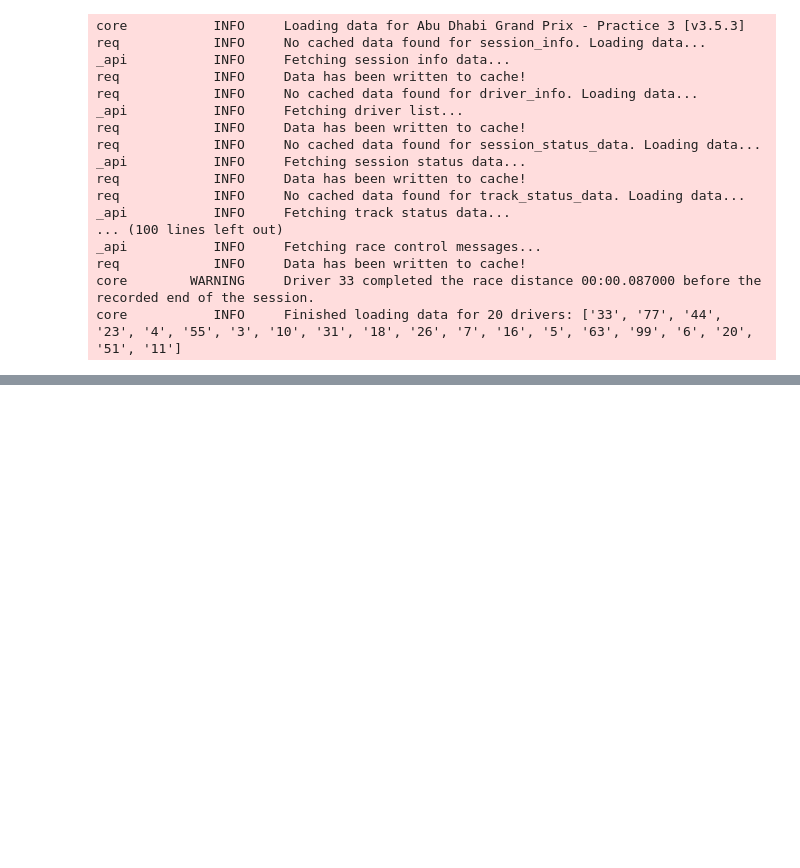
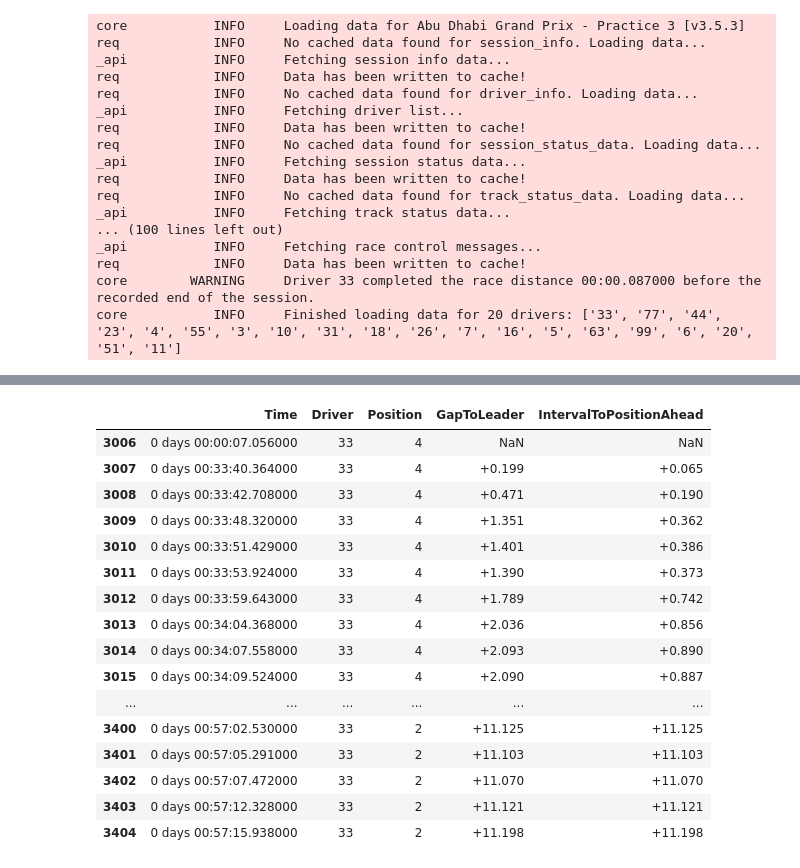
Before and after one commit to VaradRane12/F1nalyze, a Jupyter notebook: driver_standings.ipynb, the cells around one changed output, grey strips where cells are left out. Cells and saved outputs as stored; diff of their text form; code cells hidden in the pictures; blank space fills up the shorter version.

```diff
--- a/driver_standings.ipynb
+++ b/driver_standings.ipynb
@@ -316,0 +435,20 @@ core           INFO     Finished loading data for 20 drivers: ['33', '77', '44',
+# %%
+A[A["Driver"] == "33"]
+# %% [output]
+|  | Time | Driver | Position | GapToLeader | IntervalToPositionAhead |
+| 3006 | 0 days 00:00:07.056000 | 33 | 4 | NaN | NaN |
+| 3007 | 0 days 00:33:40.364000 | 33 | 4 | +0.199 | +0.065 |
+| 3008 | 0 days 00:33:42.708000 | 33 | 4 | +0.471 | +0.190 |
+| 3009 | 0 days 00:33:48.320000 | 33 | 4 | +1.351 | +0.362 |
+| 3010 | 0 days 00:33:51.429000 | 33 | 4 | +1.401 | +0.386 |
+| 3011 | 0 days 00:33:53.924000 | 33 | 4 | +1.390 | +0.373 |
+| 3012 | 0 days 00:33:59.643000 | 33 | 4 | +1.789 | +0.742 |
+| 3013 | 0 days 00:34:04.368000 | 33 | 4 | +2.036 | +0.856 |
+| 3014 | 0 days 00:34:07.558000 | 33 | 4 | +2.093 | +0.890 |
+| 3015 | 0 days 00:34:09.524000 | 33 | 4 | +2.090 | +0.887 |
+| ... | ... | ... | ... | ... | ... |
+| 3400 | 0 days 00:57:02.530000 | 33 | 2 | +11.125 | +11.125 |
+| 3401 | 0 days 00:57:05.291000 | 33 | 2 | +11.103 | +11.103 |
+| 3402 | 0 days 00:57:07.472000 | 33 | 2 | +11.070 | +11.070 |
+| 3403 | 0 days 00:57:12.328000 | 33 | 2 | +11.121 | +11.121 |
+| 3404 | 0 days 00:57:15.938000 | 33 | 2 | +11.198 | +11.198 |
```
Also changed, not shown: parts of 10 cells of this notebook, 8 other files.
